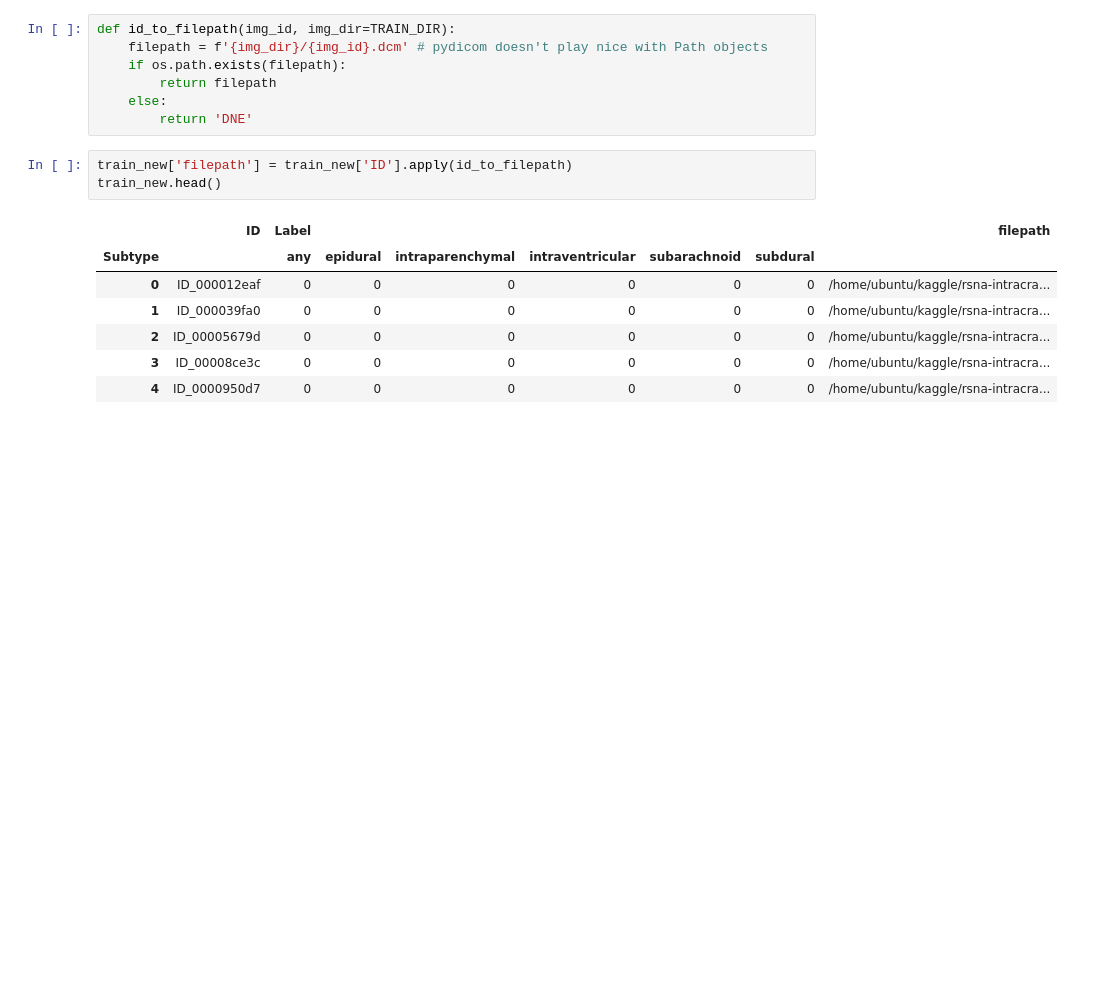
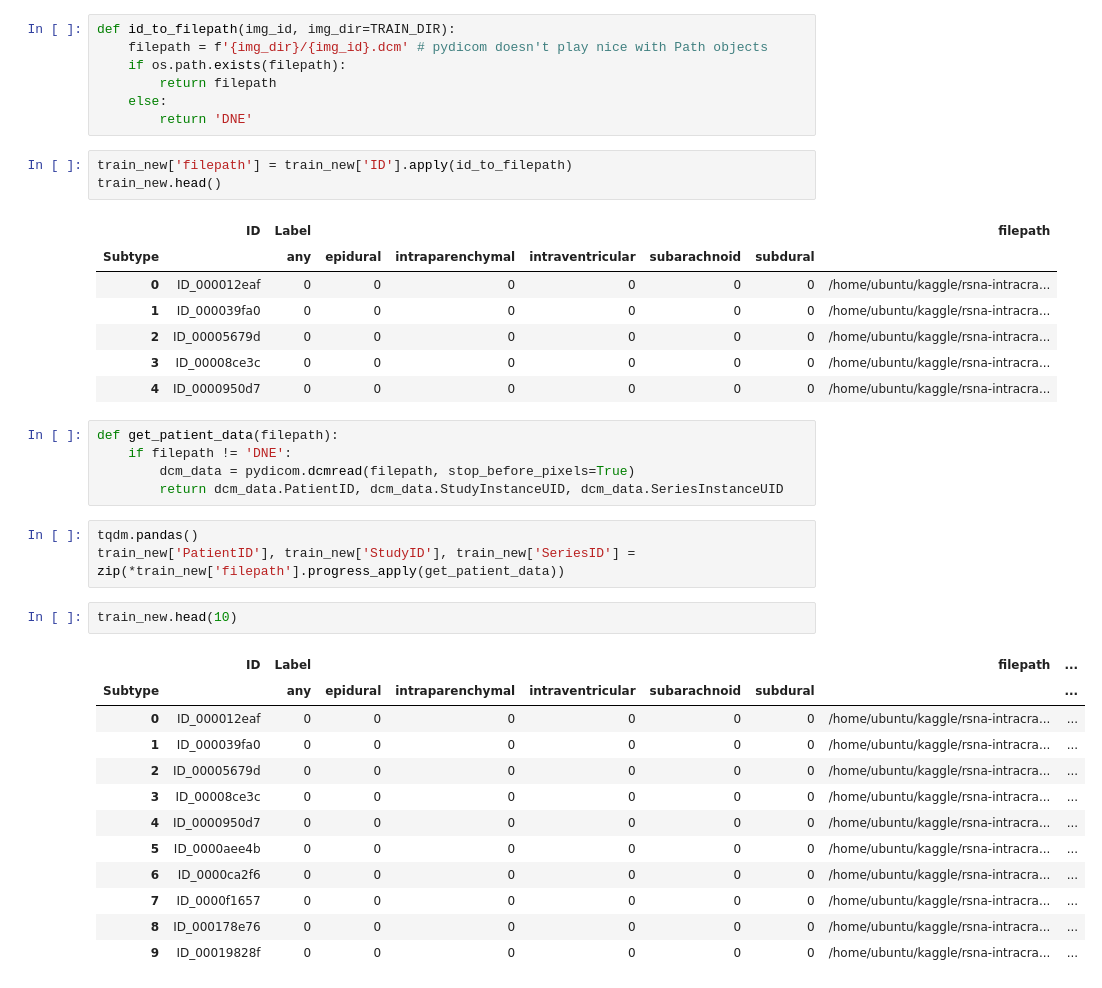
Before and after one commit to bharatc9530/Intracranial-Hemorrhage-Detection, a Jupyter notebook: Notebook/Week 1/load_data.ipynb, the cells around one changed output. Saved outputs shown, nothing was run; the diff lists cells and outputs as text; blank space fills up the shorter version.

```diff
--- a/Notebook/Week 1/load_data.ipynb
+++ b/Notebook/Week 1/load_data.ipynb
@@ -169,3 +177,26 @@ train_new.head()
 | 2 | ID_00005679d | 0 | 0 | 0 | 0 | 0 | 0 | /home/ubuntu/kaggle/rsna-intracra... |
 | 3 | ID_00008ce3c | 0 | 0 | 0 | 0 | 0 | 0 | /home/ubuntu/kaggle/rsna-intracra... |
 | 4 | ID_0000950d7 | 0 | 0 | 0 | 0 | 0 | 0 | /home/ubuntu/kaggle/rsna-intracra... |
+# %%
+def get_patient_data(filepath):
+    if filepath != 'DNE':
+        dcm_data = pydicom.dcmread(filepath, stop_before_pixels=True)
+        return dcm_data.PatientID, dcm_data.StudyInstanceUID, dcm_data.SeriesInstanceUID
+# %%
+tqdm.pandas()
+train_new['PatientID'], train_new['StudyID'], train_new['SeriesID'] = zip(*train_new['filepath'].progress_apply(get_patient_data))
+# %%
+train_new.head(10)
+# %% [output]
+|  | ID | Label |  |  |  |  |  | filepath | ... |
+| Subtype |  | any | epidural | intraparenchymal | intraventricular | subarachnoid | subdural |  | ... |
+| 0 | ID_000012eaf | 0 | 0 | 0 | 0 | 0 | 0 | /home/ubuntu/kaggle/rsna-intracra... | ... |
+| 1 | ID_000039fa0 | 0 | 0 | 0 | 0 | 0 | 0 | /home/ubuntu/kaggle/rsna-intracra... | ... |
+| 2 | ID_00005679d | 0 | 0 | 0 | 0 | 0 | 0 | /home/ubuntu/kaggle/rsna-intracra... | ... |
+| 3 | ID_00008ce3c | 0 | 0 | 0 | 0 | 0 | 0 | /home/ubuntu/kaggle/rsna-intracra... | ... |
+| 4 | ID_0000950d7 | 0 | 0 | 0 | 0 | 0 | 0 | /home/ubuntu/kaggle/rsna-intracra... | ... |
+| 5 | ID_0000aee4b | 0 | 0 | 0 | 0 | 0 | 0 | /home/ubuntu/kaggle/rsna-intracra... | ... |
+| 6 | ID_0000ca2f6 | 0 | 0 | 0 | 0 | 0 | 0 | /home/ubuntu/kaggle/rsna-intracra... | ... |
+| 7 | ID_0000f1657 | 0 | 0 | 0 | 0 | 0 | 0 | /home/ubuntu/kaggle/rsna-intracra... | ... |
+| 8 | ID_000178e76 | 0 | 0 | 0 | 0 | 0 | 0 | /home/ubuntu/kaggle/rsna-intracra... | ... |
+| 9 | ID_00019828f | 0 | 0 | 0 | 0 | 0 | 0 | /home/ubuntu/kaggle/rsna-intracra... | ... |
```
Also changed, not shown: parts of 7 cells of this notebook.
